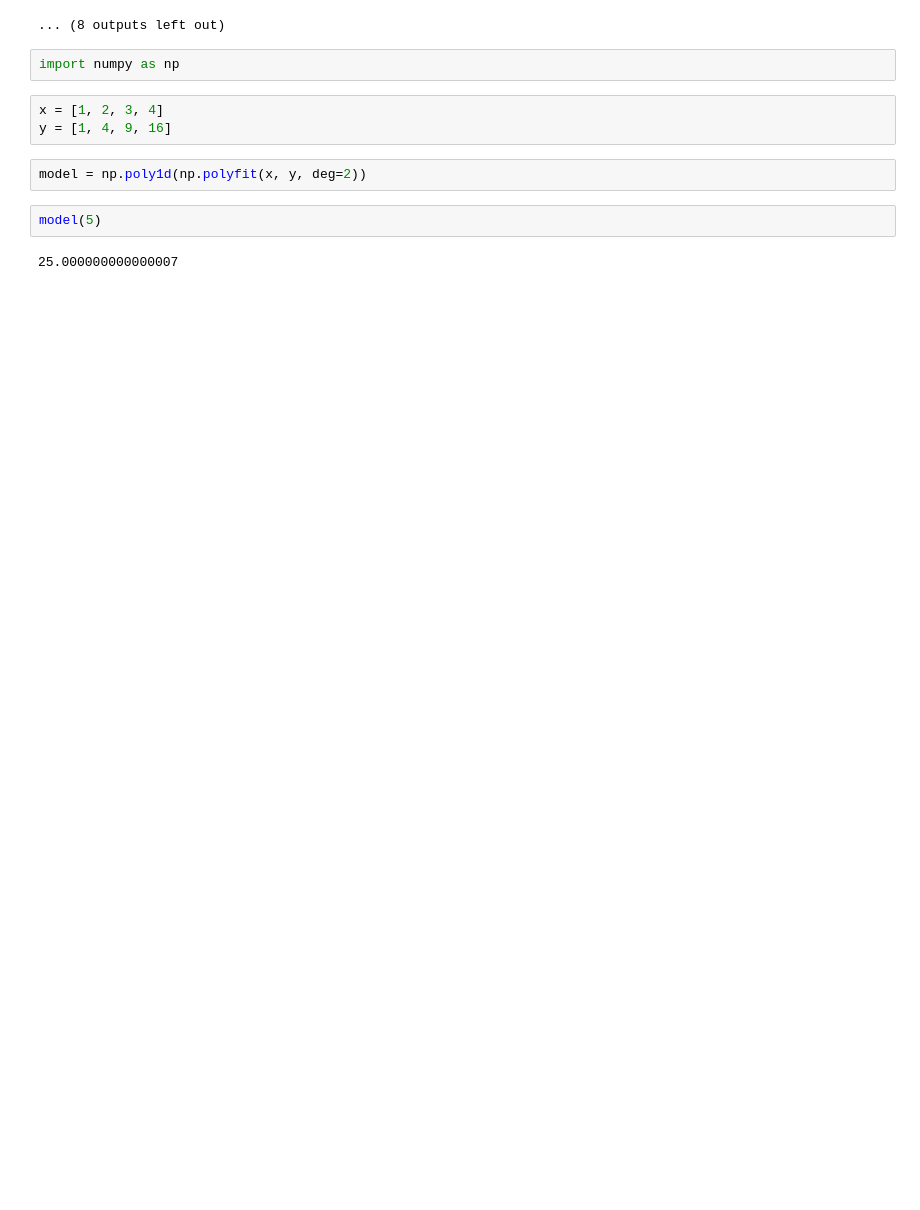
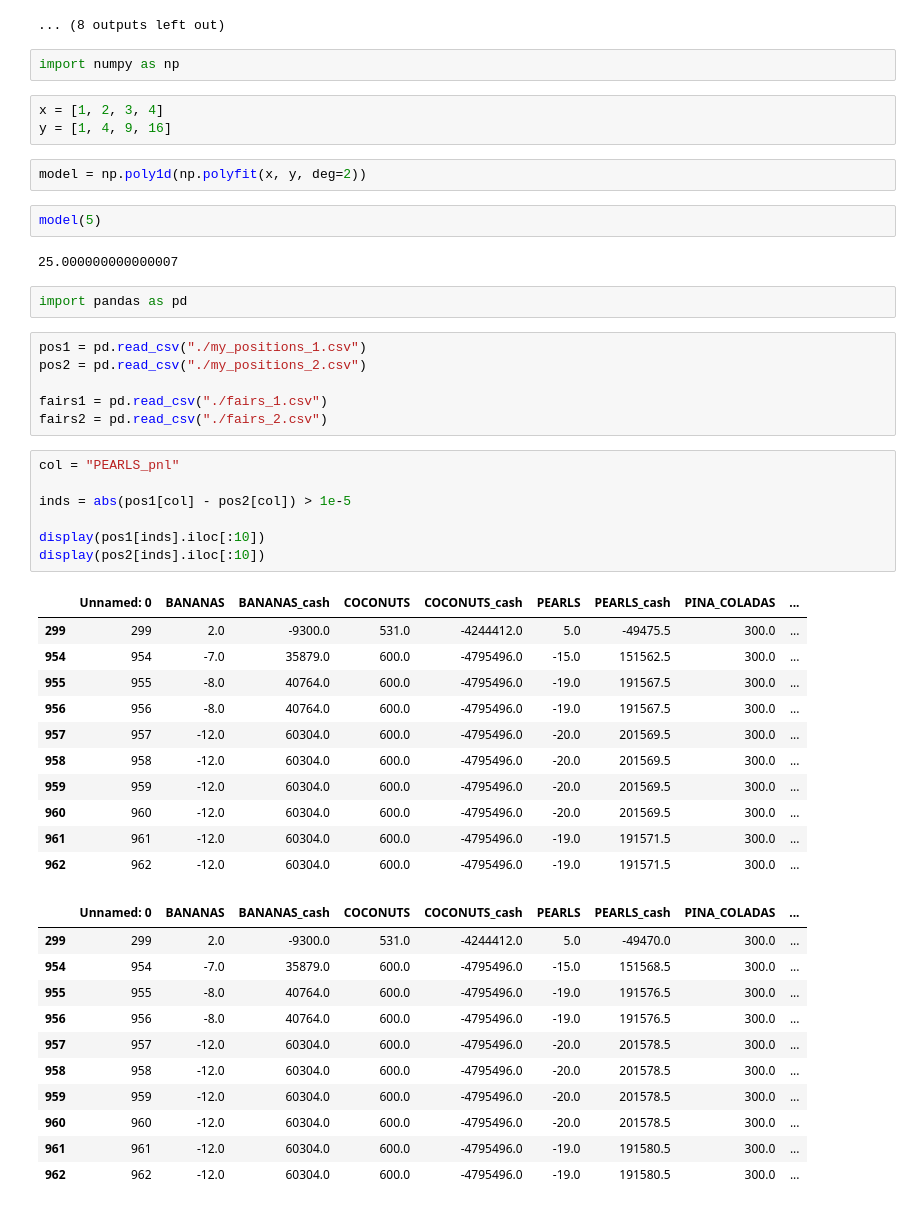
Before and after one commit to rzhan11/IMCTradingComp23, a Jupyter notebook: nbs/Untitled.ipynb, the cells around one changed output. Drawn from its saved outputs; the diff is of its cells as text; blank space fills up the shorter version.

```diff
--- a/nbs/Untitled.ipynb
+++ b/nbs/Untitled.ipynb
@@ -87,3 +87,41 @@ model = np.poly1d(np.polyfit(x, y, deg=2))
 model(5)
 # %% [output]
 25.000000000000007
+# %%
+import pandas as pd
+# %%
+pos1 = pd.read_csv("./my_positions_1.csv")
+pos2 = pd.read_csv("./my_positions_2.csv")
+
+fairs1 = pd.read_csv("./fairs_1.csv")
+fairs2 = pd.read_csv("./fairs_2.csv")
+# %%
+col = "PEARLS_pnl"
+
+inds = abs(pos1[col] - pos2[col]) > 1e-5
+
+display(pos1[inds].iloc[:10])
+display(pos2[inds].iloc[:10])
+# %% [output]
+|  | Unnamed: 0 | BANANAS | BANANAS_cash | COCONUTS | COCONUTS_cash | PEARLS | PEARLS_cash | PINA_COLADAS | ... |
+| 299 | 299 | 2.0 | -9300.0 | 531.0 | -4244412.0 | 5.0 | -49475.5 | 300.0 | ... |
+| 954 | 954 | -7.0 | 35879.0 | 600.0 | -4795496.0 | -15.0 | 151562.5 | 300.0 | ... |
+| 955 | 955 | -8.0 | 40764.0 | 600.0 | -4795496.0 | -19.0 | 191567.5 | 300.0 | ... |
+| 956 | 956 | -8.0 | 40764.0 | 600.0 | -4795496.0 | -19.0 | 191567.5 | 300.0 | ... |
+| 957 | 957 | -12.0 | 60304.0 | 600.0 | -4795496.0 | -20.0 | 201569.5 | 300.0 | ... |
+| 958 | 958 | -12.0 | 60304.0 | 600.0 | -4795496.0 | -20.0 | 201569.5 | 300.0 | ... |
+| 959 | 959 | -12.0 | 60304.0 | 600.0 | -4795496.0 | -20.0 | 201569.5 | 300.0 | ... |
+| 960 | 960 | -12.0 | 60304.0 | 600.0 | -4795496.0 | -20.0 | 201569.5 | 300.0 | ... |
+| 961 | 961 | -12.0 | 60304.0 | 600.0 | -4795496.0 | -19.0 | 191571.5 | 300.0 | ... |
+| 962 | 962 | -12.0 | 60304.0 | 600.0 | -4795496.0 | -19.0 | 191571.5 | 300.0 | ... |
+|  | Unnamed: 0 | BANANAS | BANANAS_cash | COCONUTS | COCONUTS_cash | PEARLS | PEARLS_cash | PINA_COLADAS | ... |
+| 299 | 299 | 2.0 | -9300.0 | 531.0 | -4244412.0 | 5.0 | -49470.0 | 300.0 | ... |
+| 954 | 954 | -7.0 | 35879.0 | 600.0 | -4795496.0 | -15.0 | 151568.5 | 300.0 | ... |
+| 955 | 955 | -8.0 | 40764.0 | 600.0 | -4795496.0 | -19.0 | 191576.5 | 300.0 | ... |
+| 956 | 956 | -8.0 | 40764.0 | 600.0 | -4795496.0 | -19.0 | 191576.5 | 300.0 | ... |
+| 957 | 957 | -12.0 | 60304.0 | 600.0 | -4795496.0 | -20.0 | 201578.5 | 300.0 | ... |
+| 958 | 958 | -12.0 | 60304.0 | 600.0 | -4795496.0 | -20.0 | 201578.5 | 300.0 | ... |
+| 959 | 959 | -12.0 | 60304.0 | 600.0 | -4795496.0 | -20.0 | 201578.5 | 300.0 | ... |
+| 960 | 960 | -12.0 | 60304.0 | 600.0 | -4795496.0 | -20.0 | 201578.5 | 300.0 | ... |
+| 961 | 961 | -12.0 | 60304.0 | 600.0 | -4795496.0 | -19.0 | 191580.5 | 300.0 | ... |
+| 962 | 962 | -12.0 | 60304.0 | 600.0 | -4795496.0 | -19.0 | 191580.5 | 300.0 | ... |
```
Also changed, not shown: parts of 2 cells of this notebook, 4 other files.
